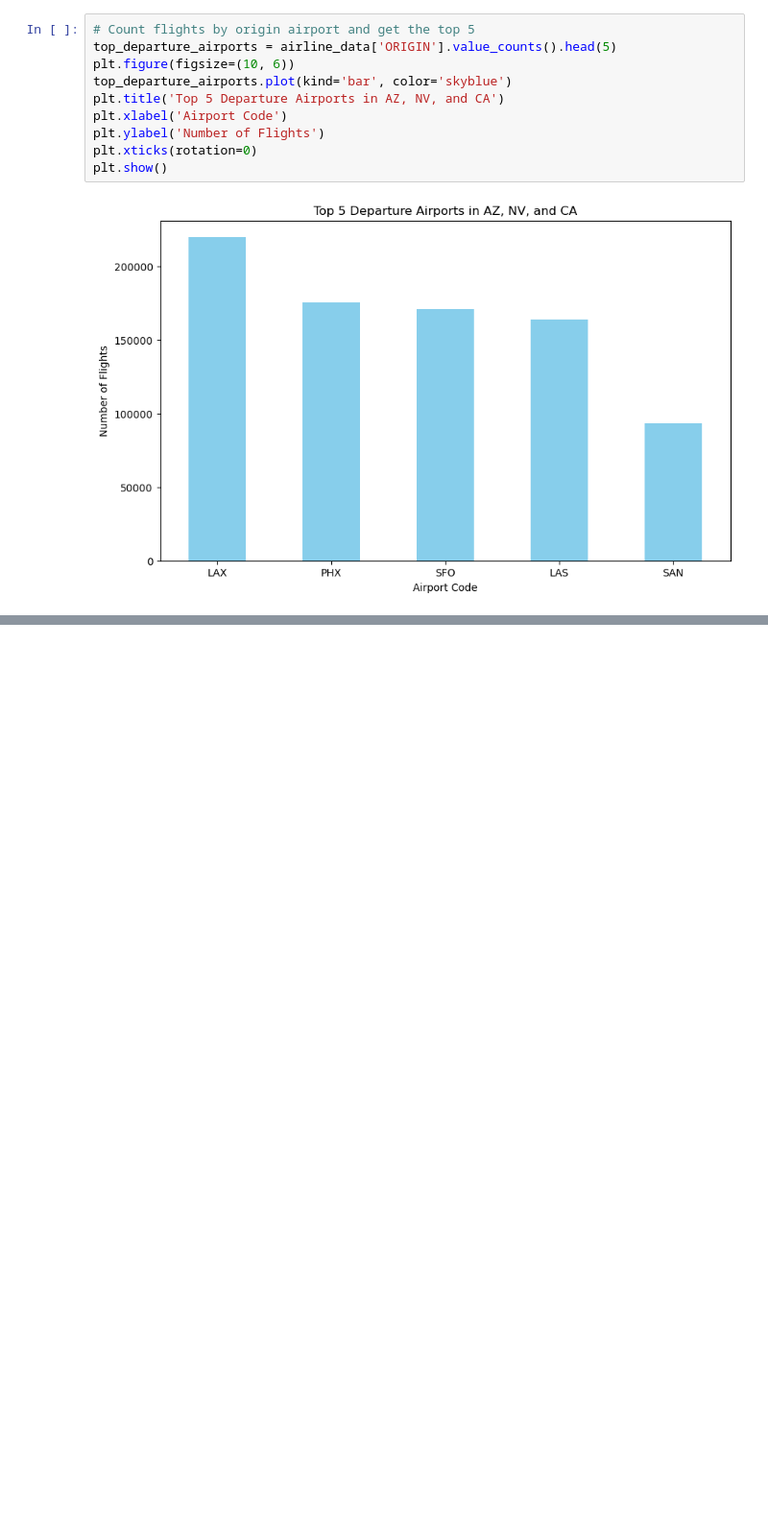
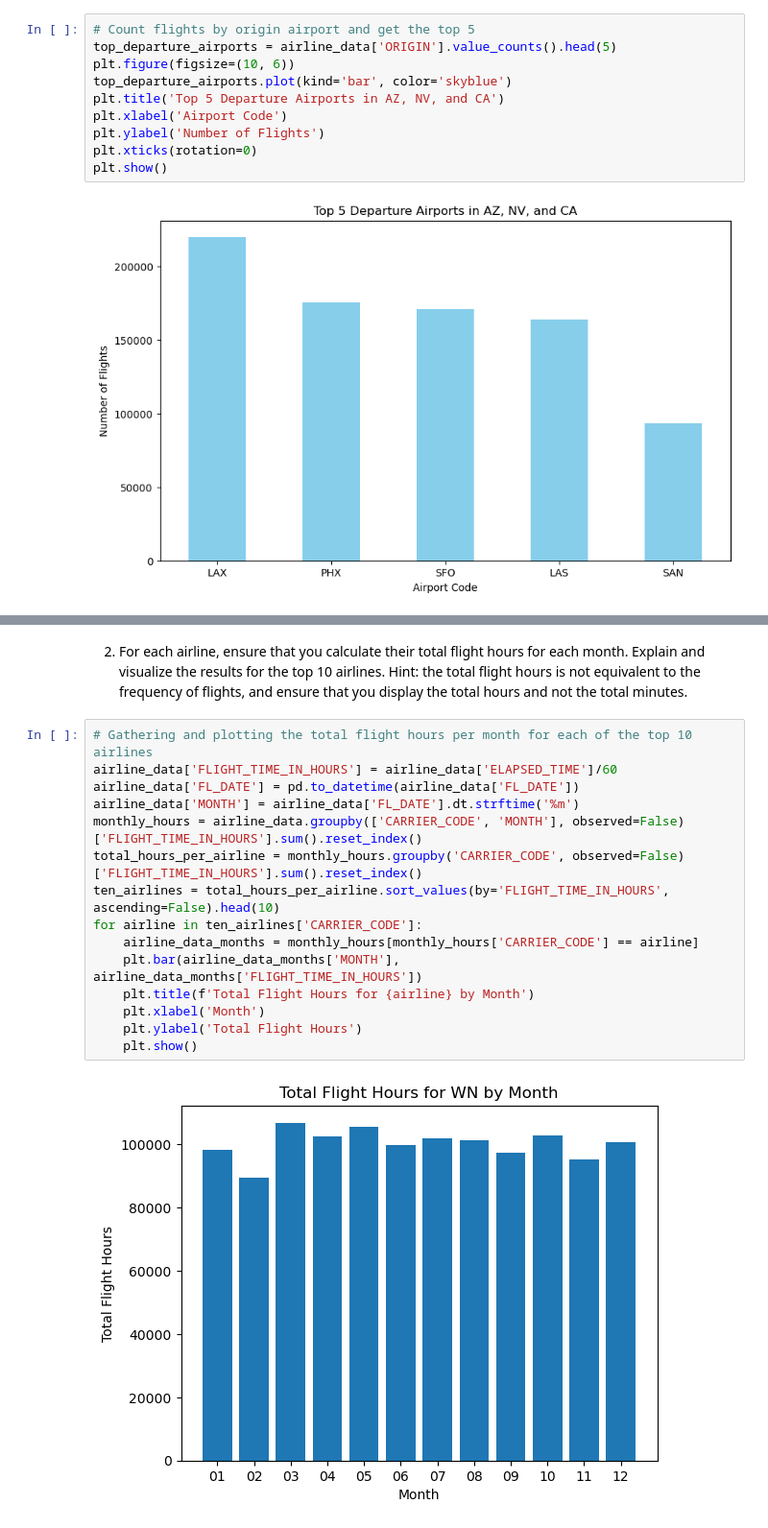
Before and after one commit to narraje/DSPracticum1, a Jupyter notebook: dsGroupProject.ipynb, the cells around one changed output, grey strips where cells are left out. Shown at 96% size. Drawn from its saved outputs; the diff is of its cells as text; blank space fills up the shorter version.

```diff
--- a/dsGroupProject.ipynb
+++ b/dsGroupProject.ipynb
@@ -111,0 +143,20 @@ plt.show()
+# %% [markdown]
+2. For each airline, ensure that you calculate their total flight hours for each month. Explain and visualize the results for the top 10 airlines.
+Hint: the total flight hours is not equivalent to the frequency of flights, and ensure that you display the total hours and not the total minutes.
+# %%
+# Gathering and plotting the total flight hours per month for each of the top 10 airlines
+airline_data['FLIGHT_TIME_IN_HOURS'] = airline_data['ELAPSED_TIME']/60
+airline_data['FL_DATE'] = pd.to_datetime(airline_data['FL_DATE'])
+airline_data['MONTH'] = airline_data['FL_DATE'].dt.strftime('%m')
+monthly_hours = airline_data.groupby(['CARRIER_CODE', 'MONTH'], observed=False)['FLIGHT_TIME_IN_HOURS'].sum().reset_index()
+total_hours_per_airline = monthly_hours.groupby('CARRIER_CODE', observed=False)['FLIGHT_TIME_IN_HOURS'].sum().reset_index()
+ten_airlines = total_hours_per_airline.sort_values(by='FLIGHT_TIME_IN_HOURS', ascending=False).head(10)
+for airline in ten_airlines['CARRIER_CODE']:
+    airline_data_months = monthly_hours[monthly_hours['CARRIER_CODE'] == airline]
+    plt.bar(airline_data_months['MONTH'], airline_data_months['FLIGHT_TIME_IN_HOURS'])
+    plt.title(f'Total Flight Hours for {airline} by Month')
+    plt.xlabel('Month')
+    plt.ylabel('Total Flight Hours')
+    plt.show()
+# %% [output]
+[figure, added]
```
Also changed, not shown: parts of 6 cells of this notebook.
